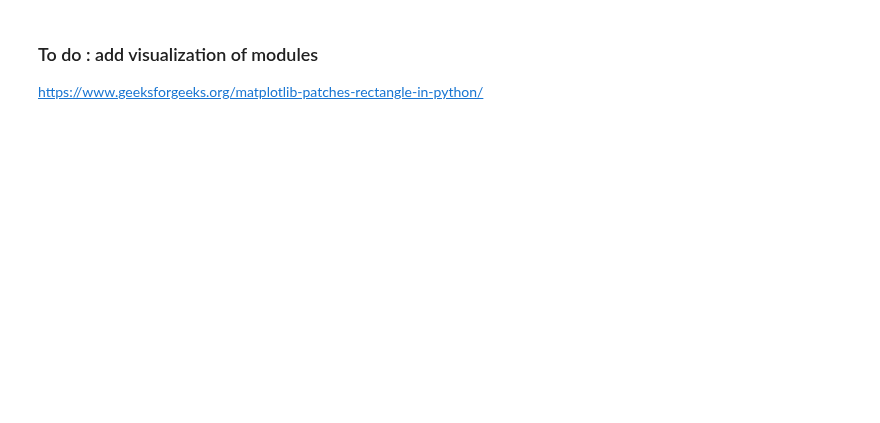
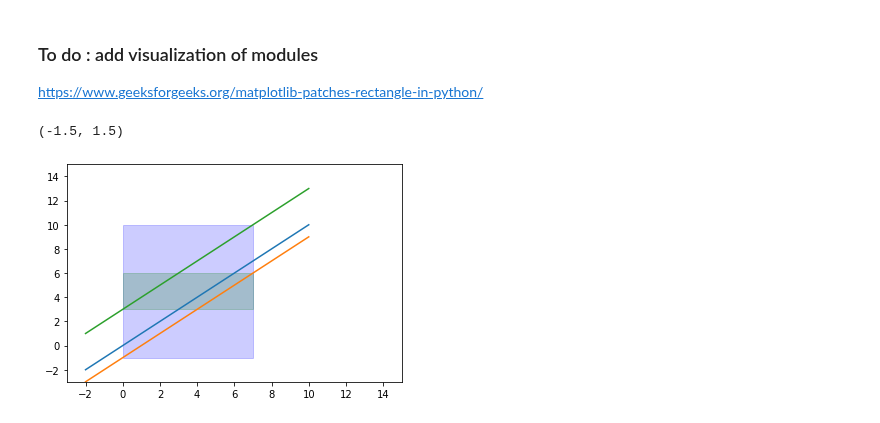
Before and after one commit to asilata/matching-distance-code, a Jupyter notebook: Matching_distance_notebook.ipynb, the cells around one changed output. Drawn from its saved outputs; the diff is of its cells as text; code cells hidden in the pictures; blank space fills up the shorter version.

```diff
--- a/Matching_distance_notebook.ipynb
+++ b/Matching_distance_notebook.ipynb
@@ -20,3 +18,39 @@ line = mod.Line((1,2),(2,-1))
+# %%
+L = mod.Line((1,1),(0,0))
+L_low = mod.Line((1,1),(1/2,-1/2))
+L_up = mod.line_through_2points((0,3),(7,10))
+L_up.b
+# %% [output]
+(-1.5, 1.5)
+# %%
+fig = plt.figure()
+ax = fig.add_subplot(111)
+
+a1 = rect_n1.bottom_left
+h1= rect_n1.top_right[0]- a1[0]
+v1= rect_n1.top_right[1]- a1[1]
+
+a2 = rect_n2.bottom_left
+h2= rect_n2.top_right[0]- a2[0]
+v2= rect_n2.top_right[1]- a2[1]
+rect1 = matplotlib.patches.Rectangle(a1,h1,v1,color ='blue', alpha = 0.2)
+rect2 = matplotlib.patches.Rectangle(a2,h2,v2, color ='green',alpha = 0.2)
+
+x = np.linspace(-2, 10, 1000)
+plt.plot(x, x + 0, linestyle='solid') ##L
+plt.plot(x, x -1, linestyle='solid')
+plt.plot(x, x + 3, linestyle='solid')
+
+
+
+ax.add_patch(rect1)
+ax.add_patch(rect2)
+plt.xlim([-3, 15])
+plt.ylim([-3, 15])
+
+plt.show()
+# %% [output]
+[figure, added]
 # %%
 fig = plt.figure()
 ax = fig.add_subplot(111)
```
Also changed, not shown: parts of 15 cells of this notebook, 1 other file.
